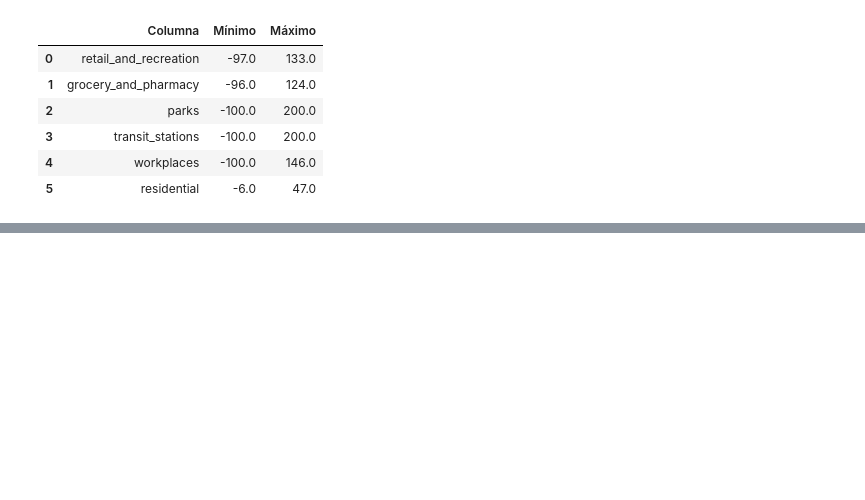
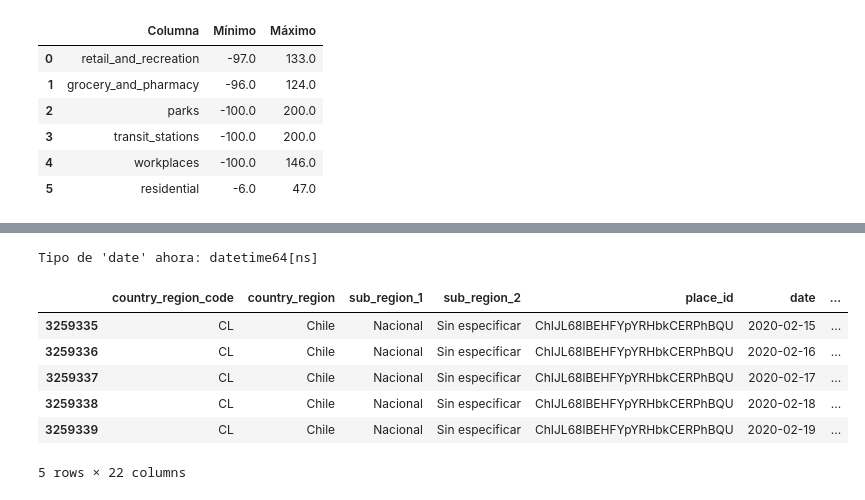
Before and after one commit to moirabittner/Proyecto_Movilidad_MoiraBittner, a Jupyter notebook: Proyecto_Movilidad.ipynb, the cells around one changed output, grey strips where cells are left out. Cells and saved outputs as stored; diff of their text form; code cells hidden in the pictures; blank space fills up the shorter version.

Commit message:
Fase 3 del proyecto realizada

```diff
--- a/Proyecto_Movilidad.ipynb
+++ b/Proyecto_Movilidad.ipynb
@@ -208,0 +225,17 @@ DESPUÉS de corregir outliers:
+# %%
+# ============================================================
+# FASE 3: Transformación Avanzada (Feature Engineering)
+# ============================================================
+
+df_chile['date'] = pd.to_datetime(df_chile['date'])
+print(f"Tipo de 'date' ahora: {df_chile['date'].dtype}")
+df_chile.head()
+# %% [output]
+Tipo de 'date' ahora: datetime64[ns]
+|  | country_region_code | country_region | sub_region_1 | sub_region_2 | place_id | date | ... |
+| 3259335 | CL | Chile | Nacional | Sin especificar | ChIJL68lBEHFYpYRHbkCERPhBQU | 2020-02-15 | ... |
+| 3259336 | CL | Chile | Nacional | Sin especificar | ChIJL68lBEHFYpYRHbkCERPhBQU | 2020-02-16 | ... |
+| 3259337 | CL | Chile | Nacional | Sin especificar | ChIJL68lBEHFYpYRHbkCERPhBQU | 2020-02-17 | ... |
+| 3259338 | CL | Chile | Nacional | Sin especificar | ChIJL68lBEHFYpYRHbkCERPhBQU | 2020-02-18 | ... |
+| 3259339 | CL | Chile | Nacional | Sin especificar | ChIJL68lBEHFYpYRHbkCERPhBQU | 2020-02-19 | ... |
+5 rows × 22 columns
```
Also changed, not shown: parts of 6 cells of this notebook.
